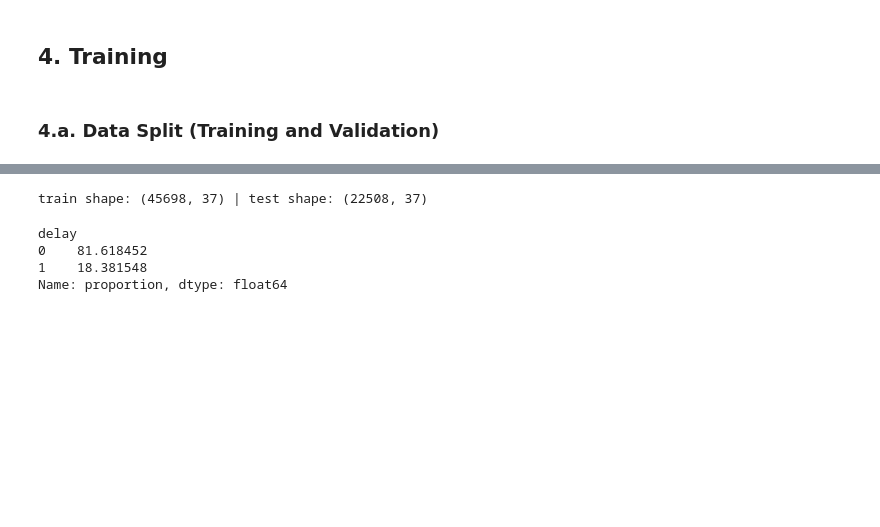
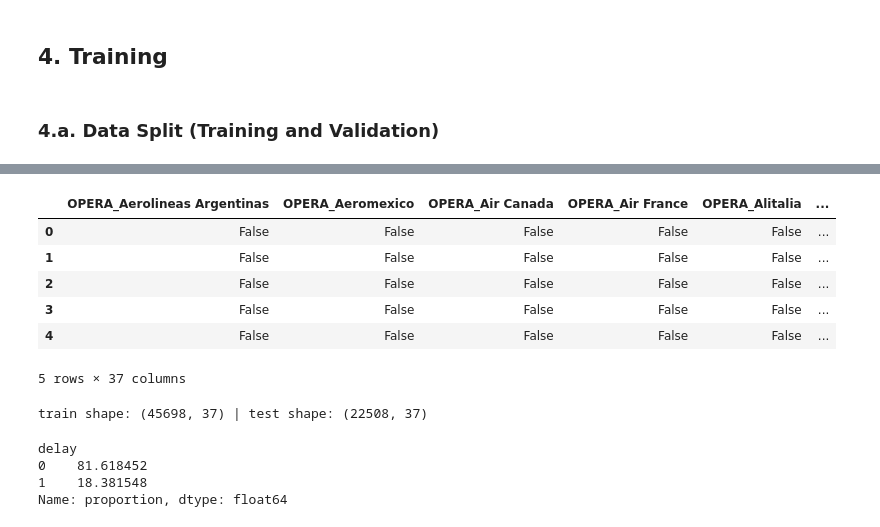
Before and after one commit to CristianContrera95/LATAM-Challenge, a Jupyter notebook: challenge/exploration.ipynb, the cells around one changed output, grey strips where cells are left out. Cells and saved outputs as stored; diff of their text form; code cells hidden in the pictures; blank space fills up the shorter version.

```diff
--- a/challenge/exploration.ipynb
+++ b/challenge/exploration.ipynb
@@ -397,6 +403,16 @@ features = pd.concat([
     axis = 1
 )
 target = data['delay']
+# %%
+features.head()
+# %% [output]
+|  | OPERA_Aerolineas Argentinas | OPERA_Aeromexico | OPERA_Air Canada | OPERA_Air France | OPERA_Alitalia | ... |
+| 0 | False | False | False | False | False | ... |
+| 1 | False | False | False | False | False | ... |
+| 2 | False | False | False | False | False | ... |
+| 3 | False | False | False | False | False | ... |
+| 4 | False | False | False | False | False | ... |
+5 rows × 37 columns
 # %%
 x_train, x_test, y_train, y_test = train_test_split(features, target, test_size = 0.33, random_state = 42)
 # %%
```
Also changed, not shown: parts of 29 cells of this notebook.
